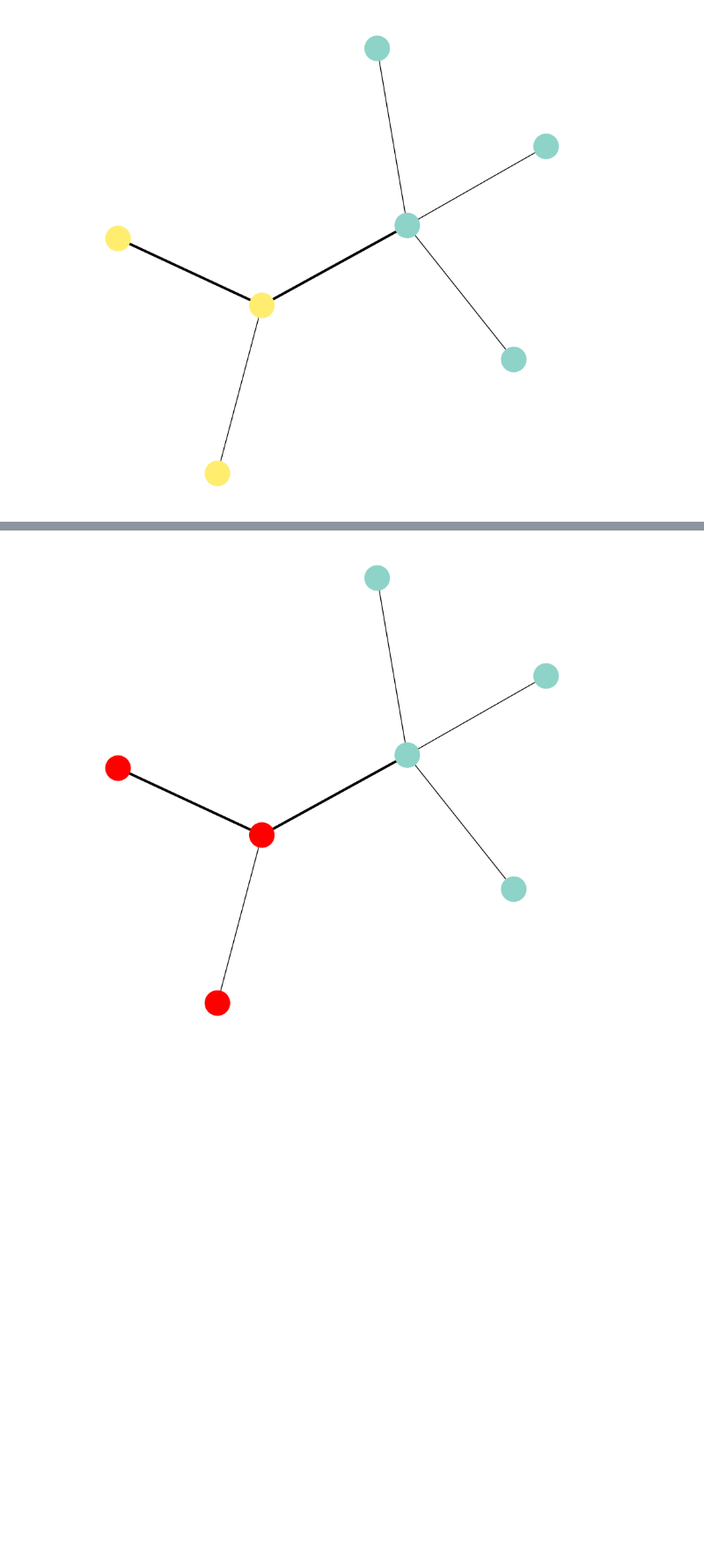
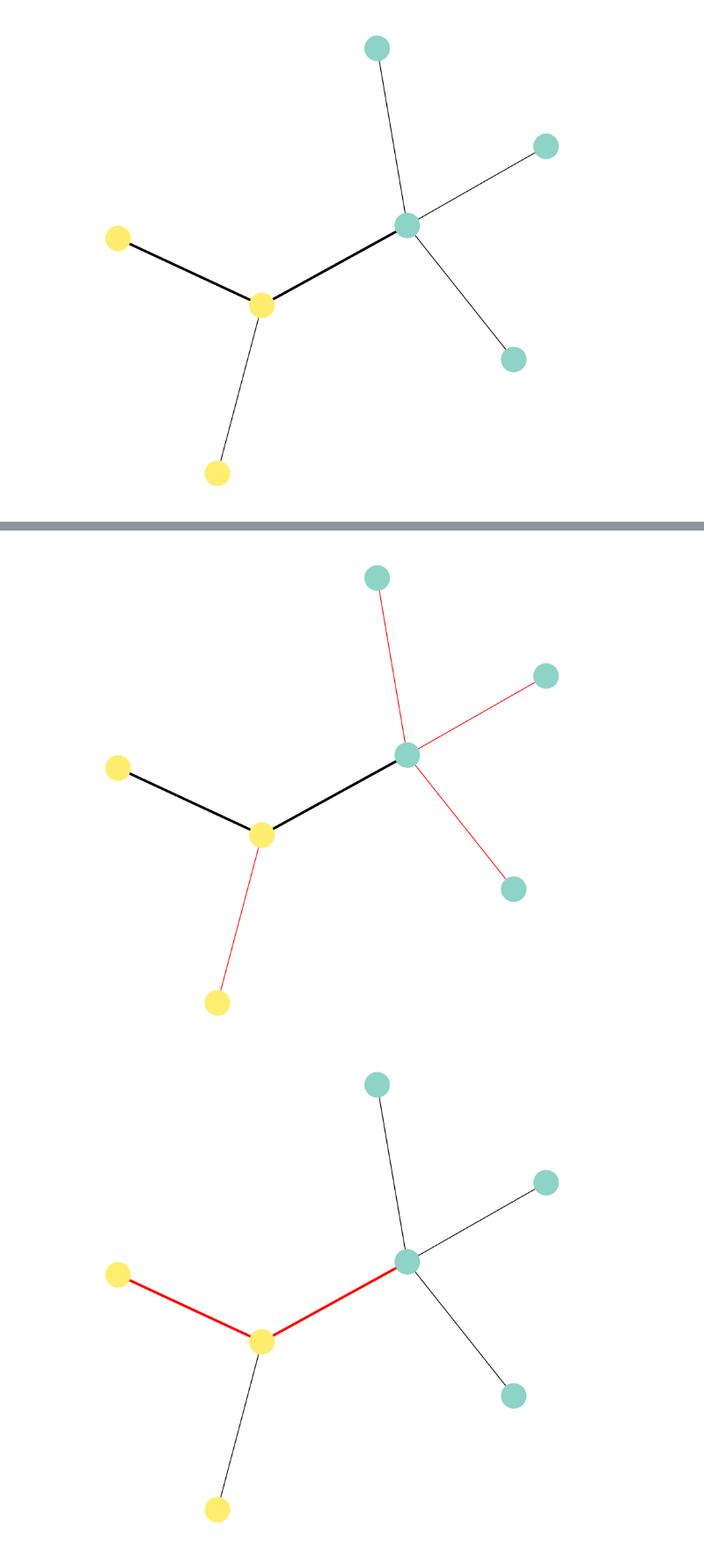
Before and after one commit to congrendai/MSc_Individual_Project, a Jupyter notebook: background.ipynb, the cells around one changed output, grey strips where cells are left out. Shown at 88% size. Saved outputs shown, nothing was run; the diff lists cells and outputs as text; code cells hidden in the pictures; blank space fills up the shorter version.

```diff
--- a/background.ipynb
+++ b/background.ipynb
@@ -33,4 +35,6 @@ VH_example.highlight_features(0, 0, node_size=200)
 # %%
-VH_example.highlight_features(0, 1, node_size=200)
+EH_example.highlight_features(0, 0, node_size=200)
+EH_example.highlight_features(0, 1, node_size=200)
 # %% [output]
-[figure, old version]
+[figure, new version]
+[figure, added]
```
Also changed, not shown: parts of 2 cells of this notebook, 16 other files.
